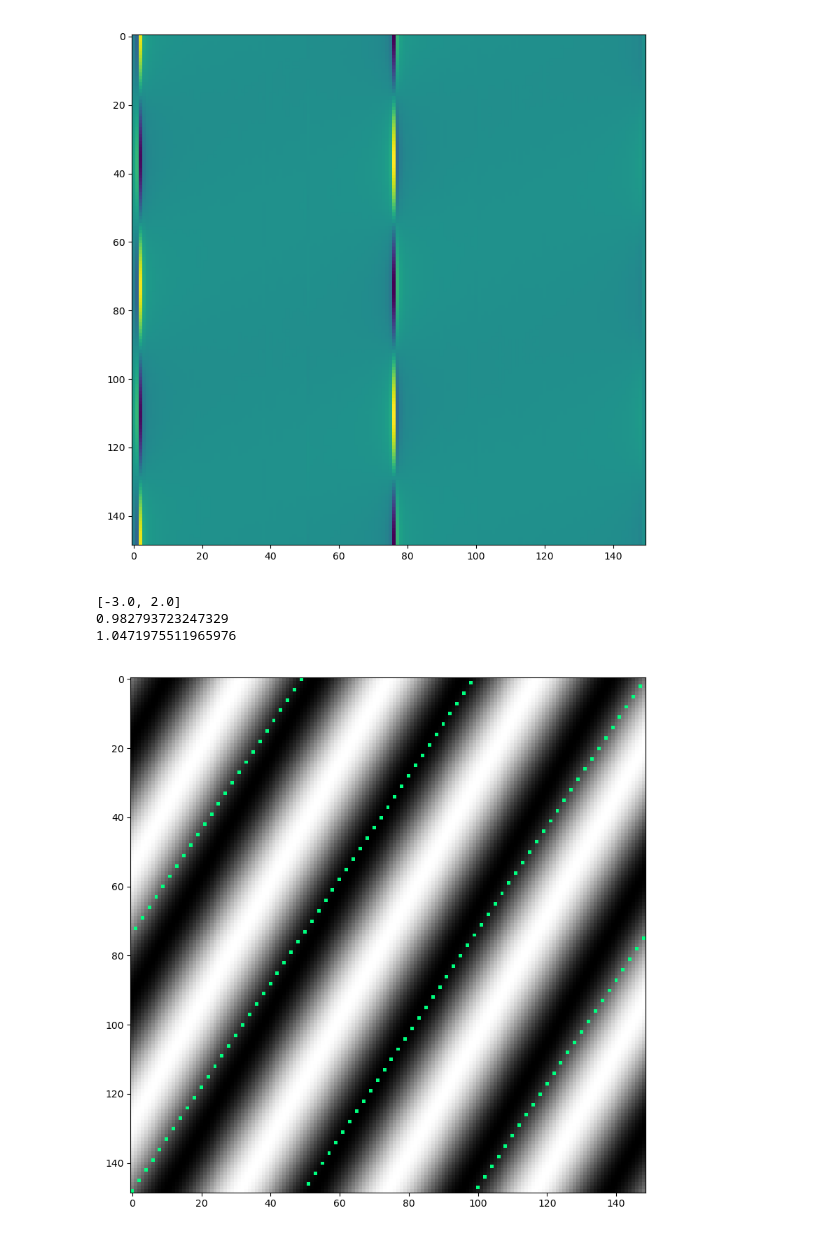
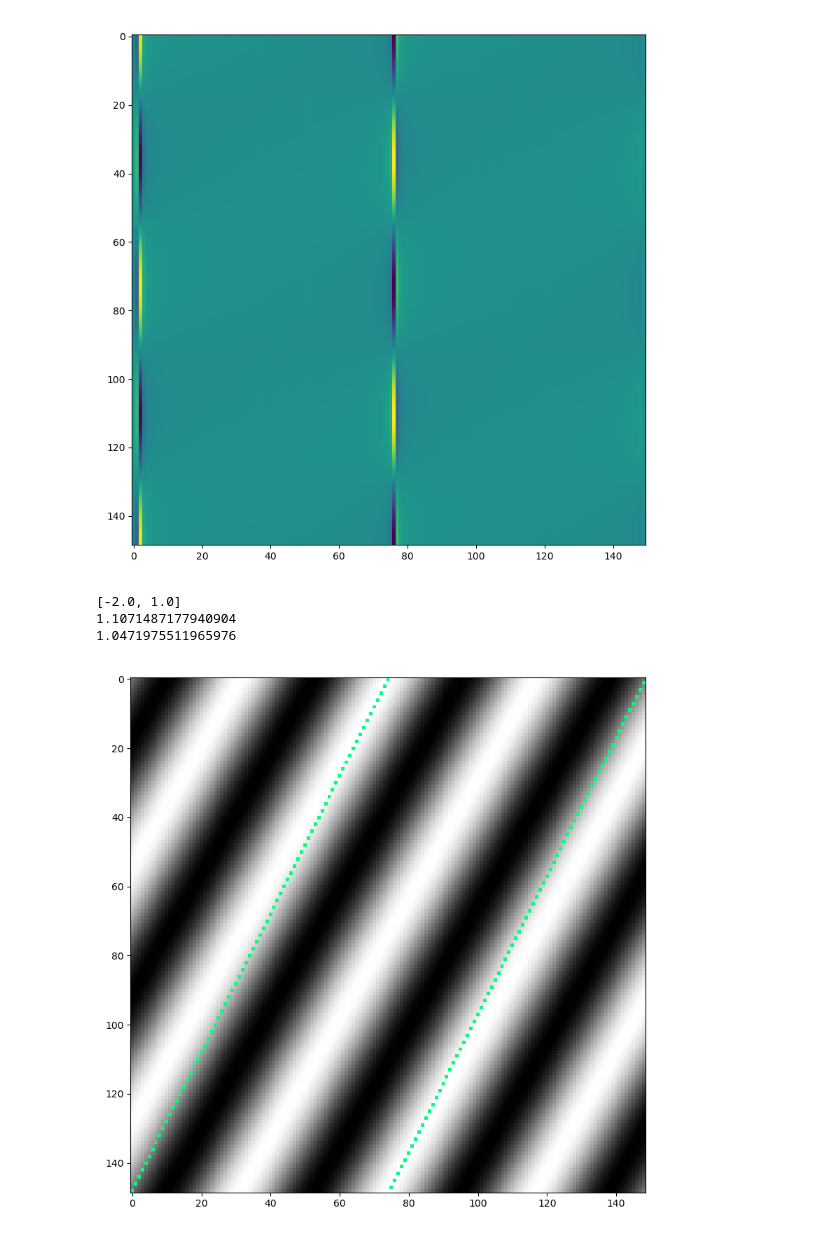
Before and after one commit to zyjux/harmonic_gw, a Jupyter notebook: synthetic_testing.ipynb, the cells around one changed output. Cells and saved outputs as stored; diff of their text form; code cells hidden in the pictures.

```diff
--- a/synthetic_testing.ipynb
+++ b/synthetic_testing.ipynb
@@ -34,30 +34,30 @@ F.tight_layout()
 # %%
 # For pi/3 angle with scale = 2, n_vec 2 and 76 are of interest
 # For pi/3 angle with scale = 3, n_vec 101 is the primary of interest, with n_vecs 2, 51, and 52 as secondary
-check = 76
+check = 2
 n_vec = syn_frt.n_vecs[check]
 print(n_vec)
 print(np.arctan(-n_vec[0]/n_vec[1]))
 # print(np.pi - np.arctan(-n_vec[0]/n_vec[1]))
 print(theta)
 
 lines_ex = np.empty((149, 149))
 # first_col = np.arange(149)[::-1]
 first_col = np.zeros(149)
 first_col[-1] = 1
 if n_vec[1] != 0:
     lines_ex[:, 0] = first_col
     x_step = n_vec[1]
     y_step = -n_vec[0]
     for i in range(1, 149):
         lines_ex[:, int(i * x_step) % 149] = np.roll(first_col, -int(i * y_step) % 149)
 
 F, ax = plt.subplots(1, 1, figsize=(8, 8))
 ax.imshow(z, cmap='gray')
 ax.imshow(lines_ex, alpha=lines_ex, cmap='winter')
 F.tight_layout()
 # %% [output]
-[-3.0, 2.0]
-0.982793723247329
+[-2.0, 1.0]
+1.1071487177940904
 1.0471975511965976
-[figure, old version]
+[figure, new version]
```
Also changed, not shown: parts of 7 cells of this notebook.
